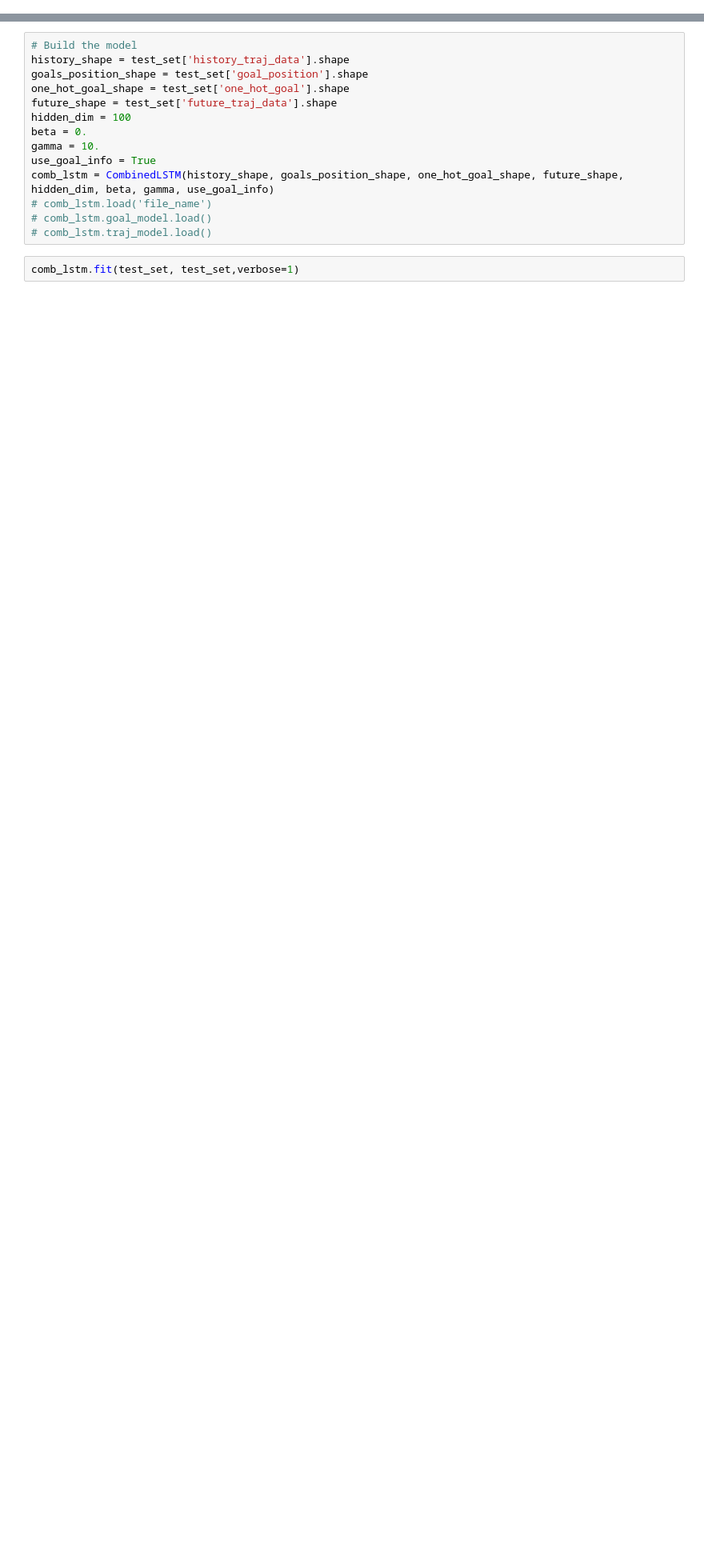
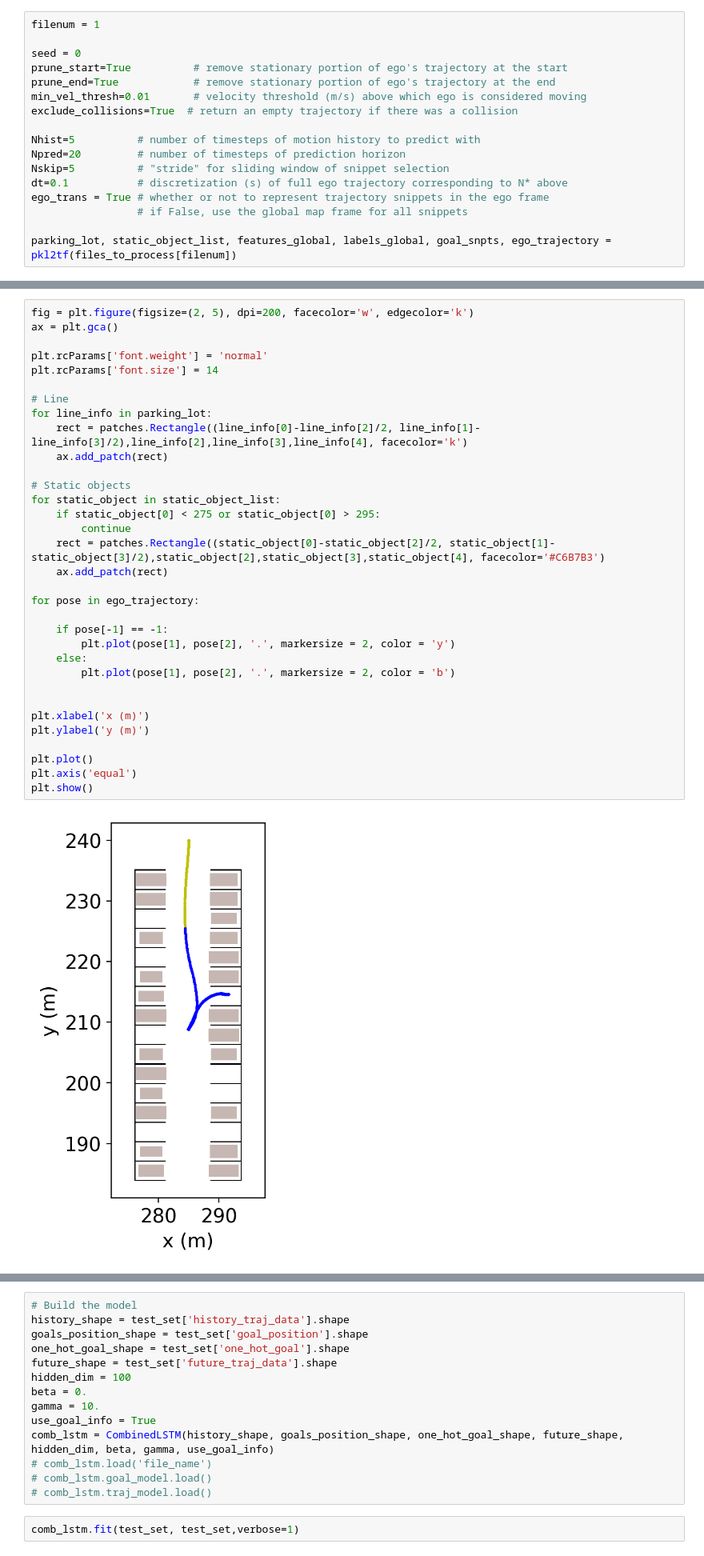
Before and after one commit to MPC-Berkeley/carla, a Jupyter notebook: PythonAPI/analysis/traj_viz.ipynb, the cells around one changed output, grey strips where cells are left out. Shown at 80% size. Drawn from its saved outputs; the diff is of its cells as text; blank space fills up the shorter version.

```diff
--- a/PythonAPI/analysis/traj_viz.ipynb
+++ b/PythonAPI/analysis/traj_viz.ipynb
@@ -13,0 +95,17 @@ Using TensorFlow backend.
+# %%
+filenum = 1
+
+seed = 0
+prune_start=True          # remove stationary portion of ego's trajectory at the start
+prune_end=True            # remove stationary portion of ego's trajectory at the end
+min_vel_thresh=0.01       # velocity threshold (m/s) above which ego is considered moving
+exclude_collisions=True  # return an empty trajectory if there was a collision
+
+Nhist=5          # number of timesteps of motion history to predict with
+Npred=20         # number of timesteps of prediction horizon
+Nskip=5          # "stride" for sliding window of snippet selection
+dt=0.1           # discretization (s) of full ego trajectory corresponding to N* above
+ego_trans = True # whether or not to represent trajectory snippets in the ego frame
+                 # if False, use the global map frame for all snippets
+
+parking_lot, static_object_list, features_global, labels_global, goal_snpts, ego_trajectory = pkl2tf(files_to_process[filenum])
@@ -14,3 +184,38 @@ Using TensorFlow backend.
+# %%
+fig = plt.figure(figsize=(2, 5), dpi=200, facecolor='w', edgecolor='k')
+ax = plt.gca()
+
+plt.rcParams['font.weight'] = 'normal'
+plt.rcParams['font.size'] = 14
+
+# Line
+for line_info in parking_lot:
+    rect = patches.Rectangle((line_info[0]-line_info[2]/2, line_info[1]-line_info[3]/2),line_info[2],line_info[3],line_info[4], facecolor='k')
+    ax.add_patch(rect)
+
+# Static objects
+for static_object in static_object_list:
+    if static_object[0] < 275 or static_object[0] > 295:
+        continue
+    rect = patches.Rectangle((static_object[0]-static_object[2]/2, static_object[1]-static_object[3]/2),static_object[2],static_object[3],static_object[4], facecolor='#C6B7B3')
+    ax.add_patch(rect)
+
+for pose in ego_trajectory:
+
+    if pose[-1] == -1:
+        plt.plot(pose[1], pose[2], '.', markersize = 2, color = 'y')
+    else:
+        plt.plot(pose[1], pose[2], '.', markersize = 2, color = 'b')
+
+
+plt.xlabel('x (m)')
+plt.ylabel('y (m)')
+
+plt.plot()
+plt.axis('equal')
+plt.show()
+# %% [output]
+[figure, added]
 # %%
 # Get the data
 pklfiles_to_process = glob.glob('./dataset/*.pkl')
```
Also changed, not shown: parts of 13 cells of this notebook, 3 other files.
